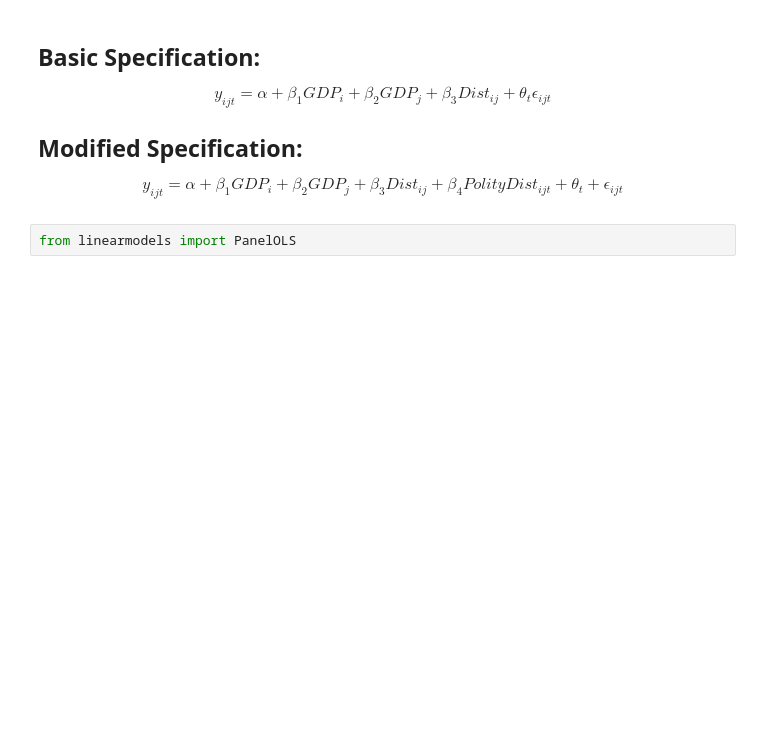
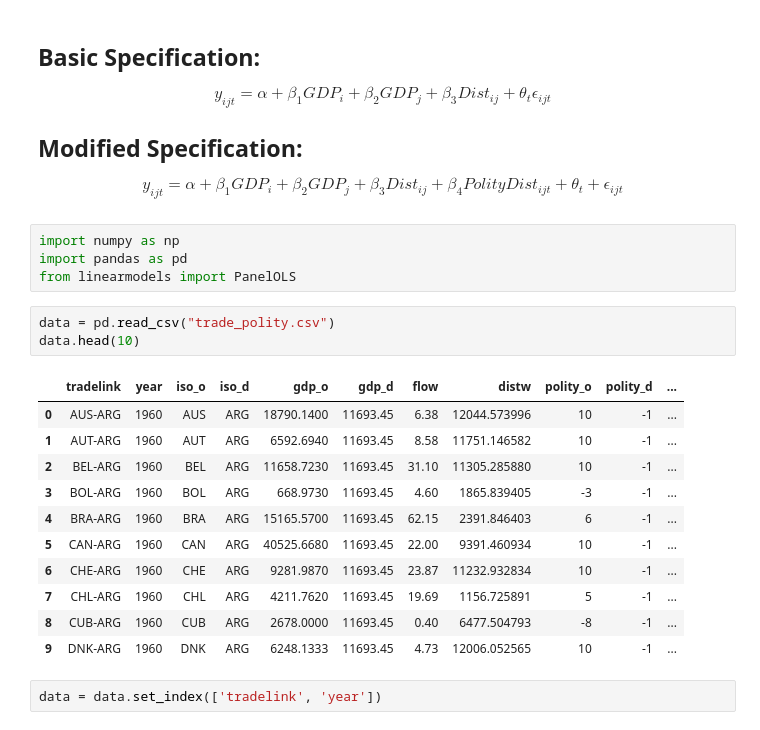
Before and after one commit to topher-lo/tradeflow-polity, a Jupyter notebook: model.ipynb, the cells around one changed output. Cells and saved outputs as stored; diff of their text form; blank space fills up the shorter version.

```diff
--- a/model.ipynb
+++ b/model.ipynb
@@ -4,6 +4,25 @@ $$ y_{ijt} = \alpha + \beta_1 GDP_i + \beta_2 GDP_j + \beta_3 Dist_{ij} + \theta
 
 ## Modified Specification:
 $$ y_{ijt} = \alpha + \beta_1 GDP_i + \beta_2 GDP_j + \beta_3 Dist_{ij} + \beta_4 PolityDist_{ijt} + \theta_t + \epsilon_{ijt} $$
-# %%
-from linearmodels import PanelOLS
+# %%
+import numpy as np
+import pandas as pd
+from linearmodels import PanelOLS
+# %%
+data = pd.read_csv("trade_polity.csv")
+data.head(10)
+# %% [output]
+|  | tradelink | year | iso_o | iso_d | gdp_o | gdp_d | flow | distw | polity_o | polity_d | ... |
+| 0 | AUS-ARG | 1960 | AUS | ARG | 18790.1400 | 11693.45 | 6.38 | 12044.573996 | 10 | -1 | ... |
+| 1 | AUT-ARG | 1960 | AUT | ARG | 6592.6940 | 11693.45 | 8.58 | 11751.146582 | 10 | -1 | ... |
+| 2 | BEL-ARG | 1960 | BEL | ARG | 11658.7230 | 11693.45 | 31.10 | 11305.285880 | 10 | -1 | ... |
+| 3 | BOL-ARG | 1960 | BOL | ARG | 668.9730 | 11693.45 | 4.60 | 1865.839405 | -3 | -1 | ... |
+| 4 | BRA-ARG | 1960 | BRA | ARG | 15165.5700 | 11693.45 | 62.15 | 2391.846403 | 6 | -1 | ... |
+| 5 | CAN-ARG | 1960 | CAN | ARG | 40525.6680 | 11693.45 | 22.00 | 9391.460934 | 10 | -1 | ... |
+| 6 | CHE-ARG | 1960 | CHE | ARG | 9281.9870 | 11693.45 | 23.87 | 11232.932834 | 10 | -1 | ... |
+| 7 | CHL-ARG | 1960 | CHL | ARG | 4211.7620 | 11693.45 | 19.69 | 1156.725891 | 5 | -1 | ... |
+| 8 | CUB-ARG | 1960 | CUB | ARG | 2678.0000 | 11693.45 | 0.40 | 6477.504793 | -8 | -1 | ... |
+| 9 | DNK-ARG | 1960 | DNK | ARG | 6248.1333 | 11693.45 | 4.73 | 12006.052565 | 10 | -1 | ... |
+# %%
+data = data.set_index(['tradelink', 'year'])
 # %%
```
Also changed, not shown: parts of 16 cells of this notebook, 2 other files.
